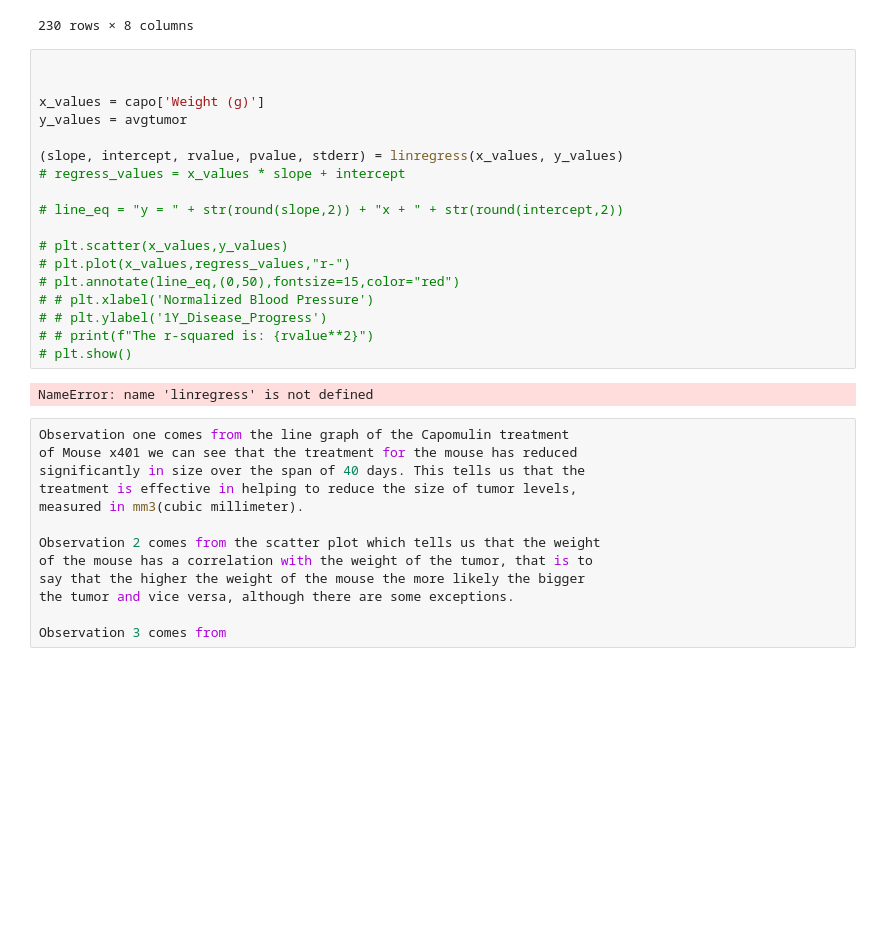
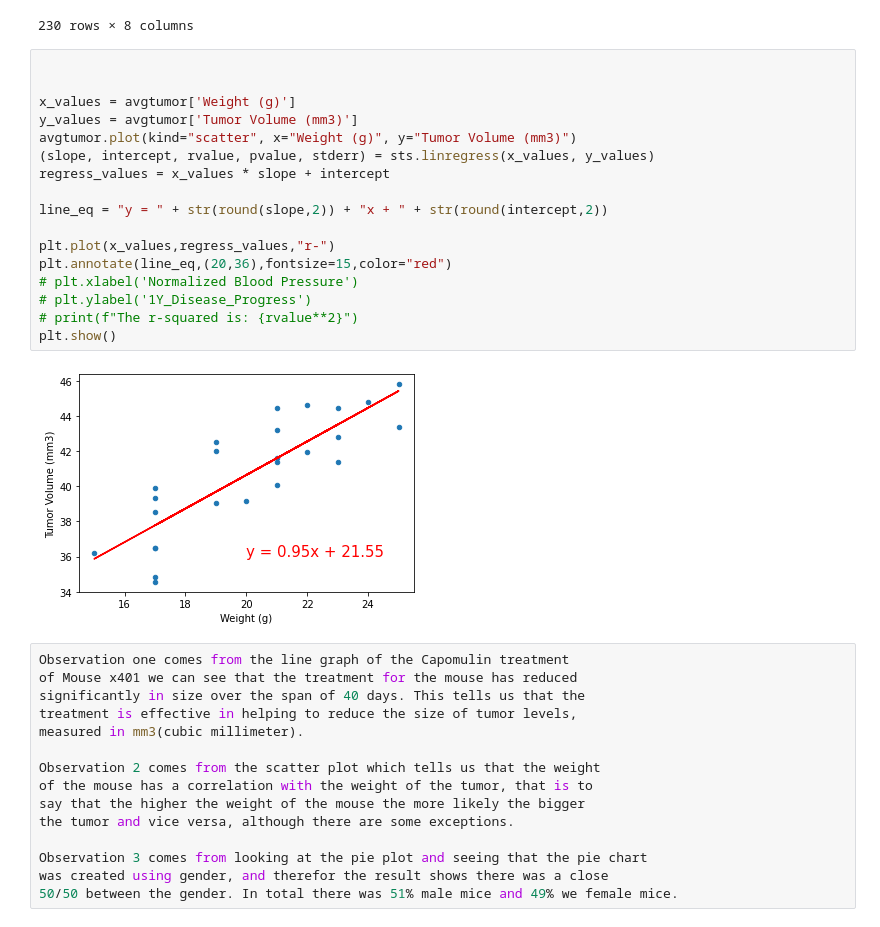
Before and after one commit to chavee07/Matplotlib-Challenge, a Jupyter notebook: Pymaceuticals_Starter-HW.ipynb, the cells around one changed output. Saved outputs shown, nothing was run; the diff lists cells and outputs as text; blank space fills up the shorter version.

```diff
--- a/Pymaceuticals_Starter-HW.ipynb
+++ b/Pymaceuticals_Starter-HW.ipynb
@@ -421,23 +421,22 @@ capo
 # %%
 
 
-x_values = capo['Weight (g)']
-y_values = avgtumor
+x_values = avgtumor['Weight (g)']
+y_values = avgtumor['Tumor Volume (mm3)']
+avgtumor.plot(kind="scatter", x="Weight (g)", y="Tumor Volume (mm3)")
+(slope, intercept, rvalue, pvalue, stderr) = sts.linregress(x_values, y_values)
+regress_values = x_values * slope + intercept
 
-(slope, intercept, rvalue, pvalue, stderr) = linregress(x_values, y_values)
-# regress_values = x_values * slope + intercept
+line_eq = "y = " + str(round(slope,2)) + "x + " + str(round(intercept,2))
 
-# line_eq = "y = " + str(round(slope,2)) + "x + " + str(round(intercept,2))
-
-# plt.scatter(x_values,y_values)
-# plt.plot(x_values,regress_values,"r-")
-# plt.annotate(line_eq,(0,50),fontsize=15,color="red")
-# # plt.xlabel('Normalized Blood Pressure')
-# # plt.ylabel('1Y_Disease_Progress')
-# # print(f"The r-squared is: {rvalue**2}")
-# plt.show()
+plt.plot(x_values,regress_values,"r-")
+plt.annotate(line_eq,(20,36),fontsize=15,color="red")
+# plt.xlabel('Normalized Blood Pressure')
+# plt.ylabel('1Y_Disease_Progress')
+# print(f"The r-squared is: {rvalue**2}")
+plt.show()
 # %% [output]
-NameError: name 'linregress' is not defined
+[figure, added]
 # %%
 Observation one comes from the line graph of the Capomulin treatment
 of Mouse x401 we can see that the treatment for the mouse has reduced
@@ -450,4 +449,6 @@ of the mouse has a correlation with the weight of the tumor, that is to
 say that the higher the weight of the mouse the more likely the bigger
 the tumor and vice versa, although there are some exceptions.
 
-Observation 3 comes from
+Observation 3 comes from looking at the pie plot and seeing that the pie chart
+was created using gender, and therefor the result shows there was a close
+50/50 between the gender. In total there was 51% male mice and 49% we female mice.
```
